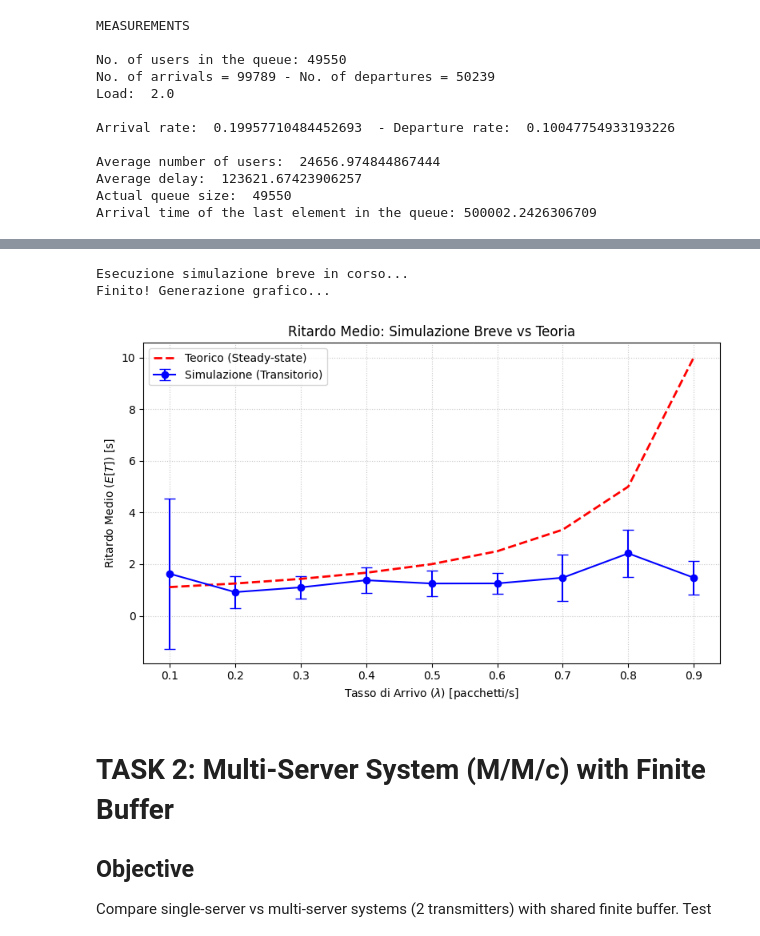
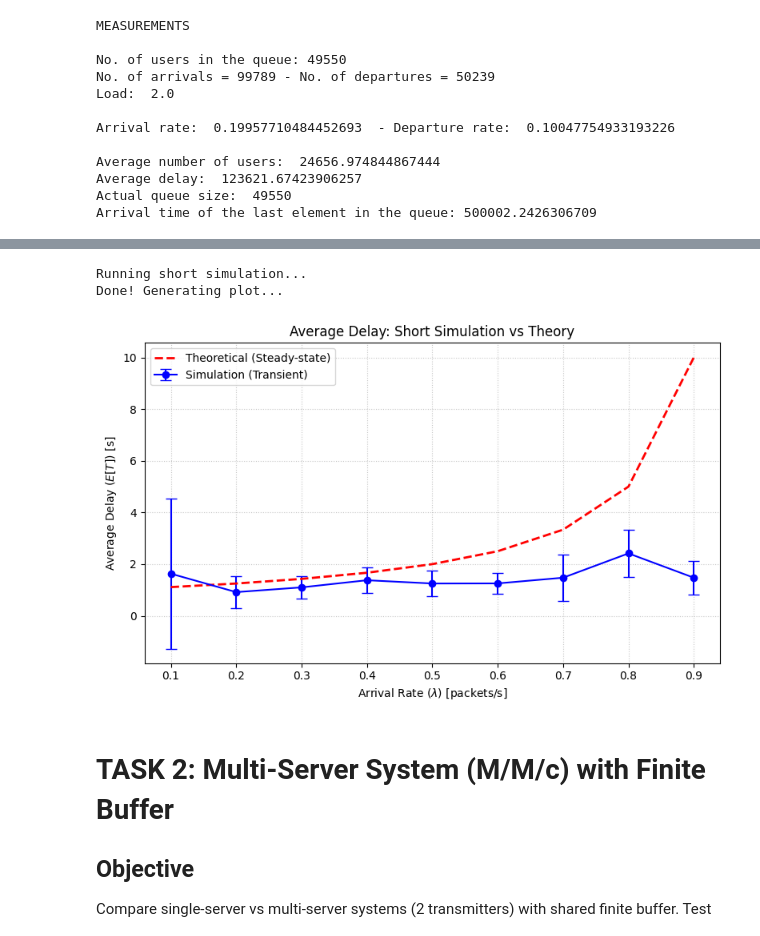
Before and after one commit to ICT4SS-Laboratories/Management-labs, a Jupyter notebook: Lab1/queueMM1-ES.ipynb, the cells around one changed output, grey strips where cells are left out. Cells and saved outputs as stored; diff of their text form; code cells hidden in the pictures.

```diff
--- a/Lab1/queueMM1-ES.ipynb
+++ b/Lab1/queueMM1-ES.ipynb
@@ -313,68 +314,69 @@ Simulazioni completate! Generazione grafici...
 # %%
 import numpy as np
+from scipy import stats
 import scipy.stats as st
 import matplotlib.pyplot as plt
 
 # ==========================================
-# PARAMETRI VOLONTARIAMENTE "SBAGLIATI"
+# INTENTIONALLY "WRONG" PARAMETERS
 # ==========================================
 MU = 1.0
 lambdas = np.linspace(0.1, 0.9, 9)
-n_runs = 3              # Pochissime repliche (tanto rumore statistico)
-sim_duration = 30       # Durata ridicola (solo 30 secondi di simulazione!)
+n_runs = 3              # Very few replicas (high statistical noise)
+sim_duration = 30       # Ridiculously short duration (only 30 seconds of simulation!)
 
 sim_delay_means, sim_delay_cis = [], []
 teor_delays = []
 
-print("Esecuzione simulazione breve in corso...")
+print("Running short simulation...")
 
 for lam in lambdas:
     delays_for_lam = []
 
     for run in range(n_runs):
-        # Usiamo sempre la stessa funzione della prof!
+        # We always use the same professor's function!
         avg_d, _ = run_simulation_with_prof_code(
             arr_rate=lam,
             srv_rate=MU,
             sim_duration=sim_duration,
             seed=run
         )
         delays_for_lam.append(avg_d)
 
     mean_d = np.mean(delays_for_lam)
-    # Calcolo CI (anche se con n=3 è poco indicativo)
+    # Compute CI (though with n=3 it is barely meaningful)
     ci_d = st.sem(delays_for_lam) * st.t.ppf((1 + 0.95) / 2., n_runs-1) if n_runs > 1 else 0
 
     sim_delay_means.append(mean_d)
     sim_delay_cis.append(ci_d)
 
-    # Valore teorico
+    # Theoretical value
     teor_delays.append(1 / (MU - lam))
 
-print("Finito! Generazione grafico...")
+print("Done! Generating plot...")
 
 # ==========================================
-# PLOTTING DEI RISULTATI
+# PLOTTING RESULTS
 # ==========================================
 plt.figure(figsize=(8, 5))
 
-# Curva della simulazione (sarà molto bassa e tremolante)
-plt.errorbar(lambdas, sim_delay_means, yerr=sim_delay_cis, fmt='-o', color='b', capsize=5, label='Simulazione (Transitorio)')
+# Simulation curve (will be very low and noisy)
+plt.errorbar(lambdas, sim_delay_means, yerr=sim_delay_cis, fmt='-o', color='b', capsize=5, label='Simulation (Transient)')
 
-# Curva Teorica (quella corretta a regime)
-plt.plot(lambdas, teor_delays, '--r', linewidth=2, label='Teorico (Steady-state)')
+# Theoretical curve (correct steady-state value)
+plt.plot(lambdas, teor_delays, '--r', linewidth=2, label='Theoretical (Steady-state)')
 
-plt.title('Ritardo Medio: Simulazione Breve vs Teoria')
-plt.xlabel(r'Tasso di Arrivo ($\lambda$) [pacchetti/s]')
-plt.ylabel(r'Ritardo Medio ($E[T]$) [s]')
+plt.title('Average Delay: Short Simulation vs Theory')
+plt.xlabel(r'Arrival Rate ($\lambda$) [packets/s]')
+plt.ylabel(r'Average Delay ($E[T]$) [s]')
 plt.grid(True, linestyle=':', alpha=0.7)
 plt.legend()
 plt.tight_layout()
 plt.show()
 # %% [output]
-Esecuzione simulazione breve in corso...
-Finito! Generazione grafico...
+Running short simulation...
+Done! Generating plot...
-[figure, old version]
+[figure, new version]
 # %% [markdown]
 # TASK 2: Multi-Server System (M/M/c) with Finite Buffer
 
```
Also changed, not shown: parts of 9 cells of this notebook.
